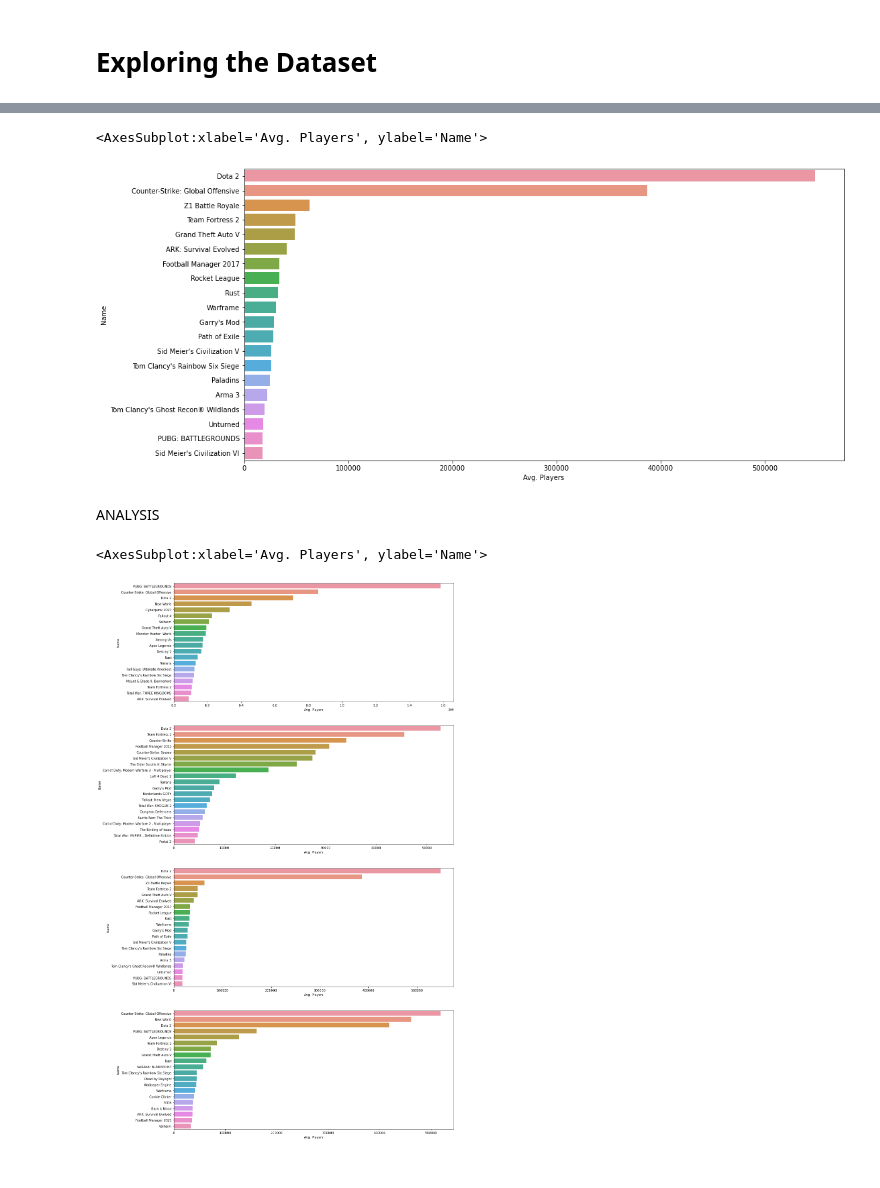
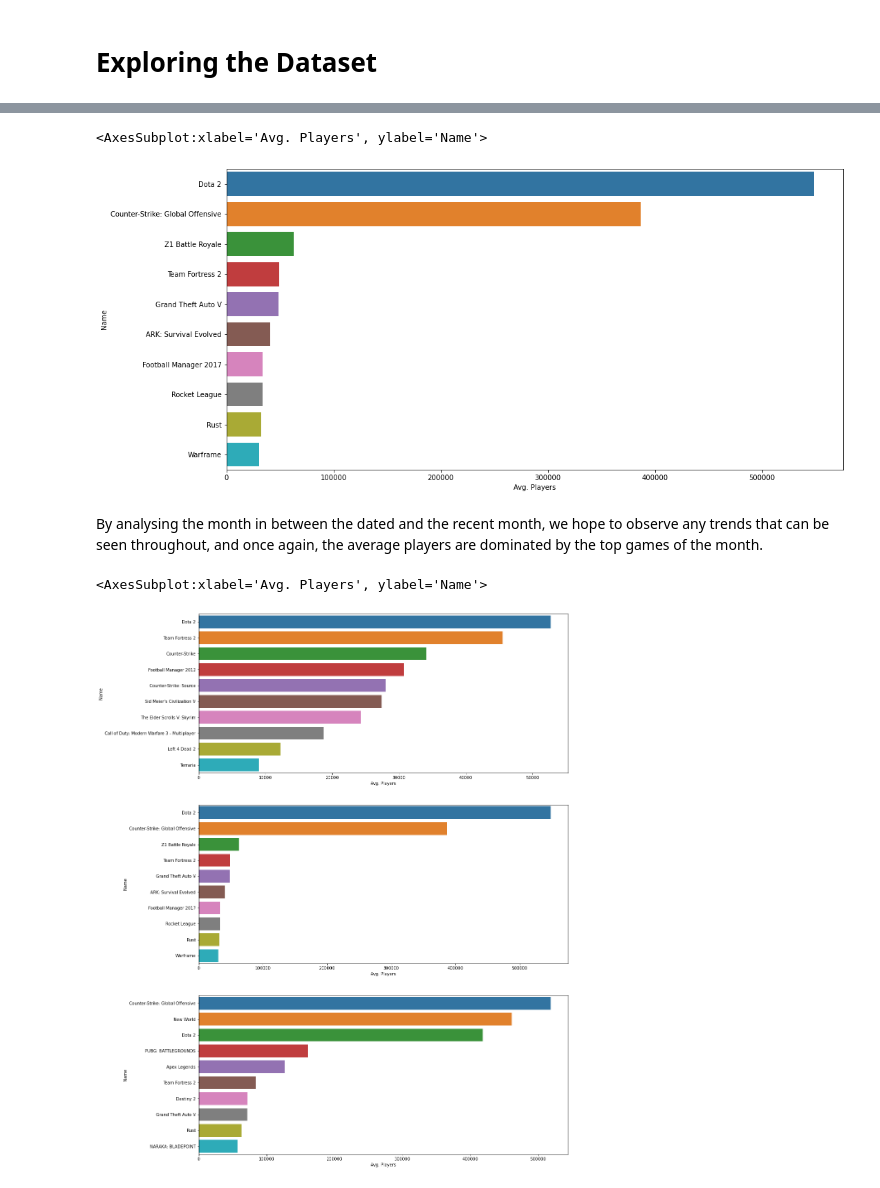
Before and after one commit to bryan9898/1015, a Jupyter notebook: Question 1/Question 1.ipynb, the cells around one changed output, grey strips where cells are left out. Cells and saved outputs as stored; diff of their text form; code cells hidden in the pictures.

```diff
--- a/Question 1/Question 1.ipynb
+++ b/Question 1/Question 1.ipynb
@@ -208,11 +196,11 @@ From the most recent month, we can again see that there seems to be a huge dispa
 # %%
-# Top 20 from the most dated month July 2012
-Top_20_dated = steam_data_clean.loc[steam_data_clean['Month'] == '2012-07-01']
-Top_20_dated = Top_20_dated.sort_values('Avg. Players', ascending=False)
+# Top 10 from the most dated month July 2012
+Top_10_dated = steam_data_clean.loc[steam_data_clean['Month'] == '2012-07-01']
+Top_10_dated = Top_10_dated.sort_values('Avg. Players', ascending=False)
 
 #Only keep the Highest occurence
-Top_20_dated = Top_20_dated.drop_duplicates(subset=['Name'], keep='first').head(20)
-Top_20_dated
+Top_10_dated = Top_10_dated.drop_duplicates(subset=['Name'], keep='first').head(10)
+Top_10_dated
 # %% [output]
 |  | Name | Month | Avg. Players | Gain | % Gain | Peak Players |
 | 3121 | Dota 2 | 2012-07-01 | 52721.05 | 0 | 0 | 75041 |
@@ -234,6 +216,6 @@ Top_20_dated
 # %%
 #Exploring data range for Avg. Players
-avg_dated = pd.DataFrame(Top_20_dated[["Avg. Players", "Name"]])
+avg_dated = pd.DataFrame(Top_10_dated[["Avg. Players", "Name"]])
 
 #Using Bar graph
 f = plt.figure(figsize=(16, 8))
@@ -246,11 +228,11 @@ ANALYSIS
 # %%
-# Top 20 from the month between recent and dated March 2017
-Top_20_middle = steam_data_clean.loc[steam_data_clean['Month'] == '2017-03-01']
-Top_20_middle = Top_20_middle.sort_values('Avg. Players', ascending=False)
+# Top 10 from the month between recent and dated March 2017
+Top_10_middle = steam_data_clean.loc[steam_data_clean['Month'] == '2017-03-01']
+Top_10_middle = Top_10_middle.sort_values('Avg. Players', ascending=False)
 
 #Only keep the Highest occurence
-Top_20_middle = Top_20_middle.drop_duplicates(subset=['Name'], keep='first').head(20)
-Top_20_middle
+Top_10_middle = Top_10_middle.drop_duplicates(subset=['Name'], keep='first').head(10)
+Top_10_middle
 # %% [output]
 |  | Name | Month | Avg. Players | Gain | % Gain | Peak Players |
 | 3065 | Dota 2 | 2017-03-01 | 548435.44 | -43131.81 | -7.29 | 956232 |
@@ -272,23 +248,22 @@ Top_20_middle
 # %%
 #Exploring data range for Avg. Players
-avg_middle = pd.DataFrame(Top_20_middle[["Avg. Players", "Name"]])
+avg_middle = pd.DataFrame(Top_10_middle[["Avg. Players", "Name"]])
 
 #Using Bar graph
 f = plt.figure(figsize=(16, 8))
 sb.barplot(x="Avg. Players", y="Name", data=avg_middle)
 # %% [output]
 <AxesSubplot:xlabel='Avg. Players', ylabel='Name'>
-[figure, old version]
+[figure, new version]
 # %% [markdown]
-ANALYSIS
+By analysing the month in between the dated and the recent month, we hope to observe any trends that can be seen throughout, and once again, the average players are dominated by the top games of the month.
 # %%
-f, axes = plt.subplots(4,1, figsize=(16, 32))
+f, axes = plt.subplots(3,1, figsize=(16, 24))
 
-sb.barplot(x="Avg. Players", y="Name", data=avg, orient = "h", ax = axes[0])
-sb.barplot(x="Avg. Players", y="Name", data=avg_dated, orient = "h", ax = axes[1])
-sb.barplot(x="Avg. Players", y="Name", data=avg_middle, orient = "h", ax = axes[2])
-sb.barplot(x="Avg. Players", y="Name", data=avg_recent, orient = "h", ax = axes[3])
+sb.barplot(x="Avg. Players", y="Name", data=avg_dated, orient = "h", ax = axes[0])
+sb.barplot(x="Avg. Players", y="Name", data=avg_middle, orient = "h", ax = axes[1])
+sb.barplot(x="Avg. Players", y="Name", data=avg_recent, orient = "h", ax = axes[2])
 # %% [output]
 <AxesSubplot:xlabel='Avg. Players', ylabel='Name'>
-[figure, old version]
+[figure, new version]
 # %% [markdown]
```
Also changed, not shown: parts of 14 cells of this notebook.
